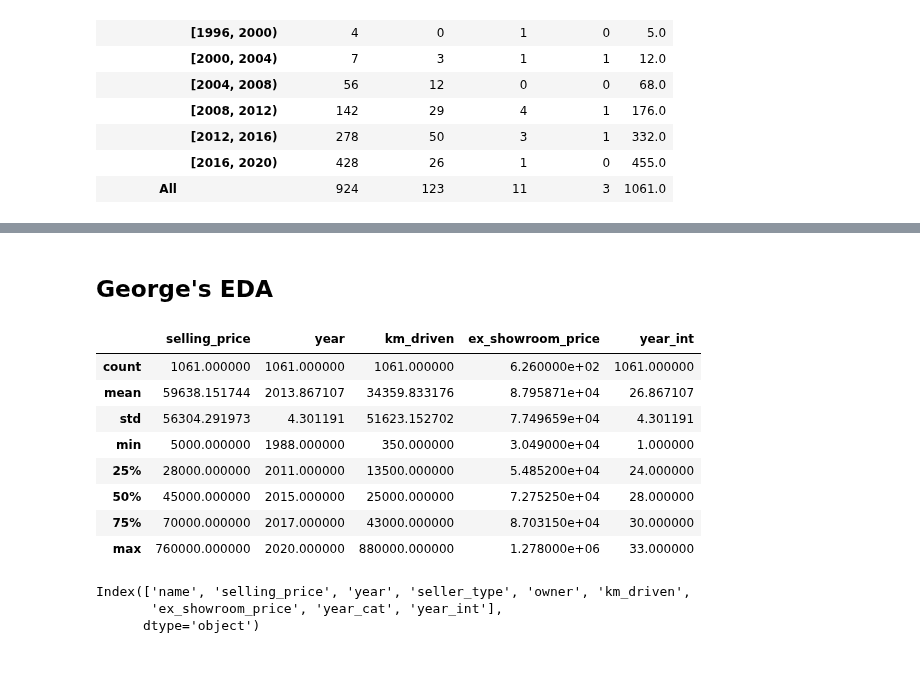
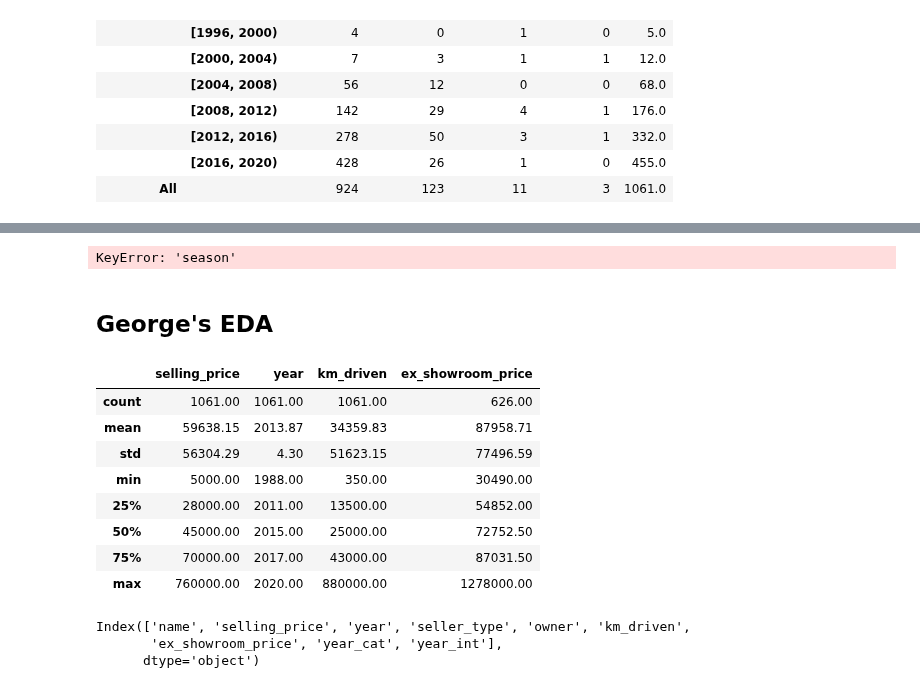
Before and after one commit to akoncsugit/ST590Project1, a Jupyter notebook: Project1.ipynb, the cells around one changed output, grey strips where cells are left out. Drawn from its saved outputs; the diff is of its cells as text; code cells hidden in the pictures.

Commit message:
numeric summaries by category
Added numeric summaries by categories and included the addition of the round() function to improve appearance of previously created numeric summaries

```diff
--- a/Project1.ipynb
+++ b/Project1.ipynb
@@ -4,8 +4,11 @@
 #Importing pandas as pd
 import pandas as pd
 
+#import numpy as np
+import numpy as np
+
 #Setting options to display full data frame rows
-pd.set_option("display.max_rows", None, "display.max_columns", None)
+#pd.set_option("display.max_rows", None, "display.max_columns", None)
 # %%
 #Reading in bikeDetails data set using pandas
 bike_data = pd.read_csv("bikeDetails.csv")
@@ -107,18 +143,30 @@ bike_data.head()
+# %%
+max_selling = bike_data.groupby("season", axis = 1).dropna(axis = 0)\
+.agg(
+    max_selling = ("selling_price", max),
+    max_showroom = ("ex_showroom_price", max),
+    median_sellling = ("selling_price", np.median),
+    median_showroom = ("ex_showroom_price", np.median),
+    min_selling = ("selling_price", min),
+    min_showroom = ("ex_showroom_price", min)
+)
+# %% [output]
+KeyError: 'season'
 # %% [markdown]
 ## George's EDA
 # %%
 #using the .describe() method to get a first look at the numeric variables in the dataset. Although you would not necessarily perform math on the listed years for each bike, seeing info like the average year is meaningful.
-bike_data.describe()
+bike_data.drop(["year_int"], axis = 1).describe().round(2)
 # %% [output]
-|  | selling_price | year | km_driven | ex_showroom_price | year_int |
-| count | 1061.000000 | 1061.000000 | 1061.000000 | 6.260000e+02 | 1061.000000 |
-| mean | 59638.151744 | 2013.867107 | 34359.833176 | 8.795871e+04 | 26.867107 |
-| std | 56304.291973 | 4.301191 | 51623.152702 | 7.749659e+04 | 4.301191 |
-| min | 5000.000000 | 1988.000000 | 350.000000 | 3.049000e+04 | 1.000000 |
-| 25% | 28000.000000 | 2011.000000 | 13500.000000 | 5.485200e+04 | 24.000000 |
-| 50% | 45000.000000 | 2015.000000 | 25000.000000 | 7.275250e+04 | 28.000000 |
-| 75% | 70000.000000 | 2017.000000 | 43000.000000 | 8.703150e+04 | 30.000000 |
-| max | 760000.000000 | 2020.000000 | 880000.000000 | 1.278000e+06 | 33.000000 |
+|  | selling_price | year | km_driven | ex_showroom_price |
+| count | 1061.00 | 1061.00 | 1061.00 | 626.00 |
+| mean | 59638.15 | 2013.87 | 34359.83 | 87958.71 |
+| std | 56304.29 | 4.30 | 51623.15 | 77496.59 |
+| min | 5000.00 | 1988.00 | 350.00 | 30490.00 |
+| 25% | 28000.00 | 2011.00 | 13500.00 | 54852.00 |
+| 50% | 45000.00 | 2015.00 | 25000.00 | 72752.50 |
+| 75% | 70000.00 | 2017.00 | 43000.00 | 87031.50 |
+| max | 760000.00 | 2020.00 | 880000.00 | 1278000.00 |
 # %%
 bike_data.columns
 #note: our columns are name, selling_price, year, seller_type, owner, km_driven, and ex_showroom_price
```
Also changed, not shown: parts of 8 cells of this notebook.
